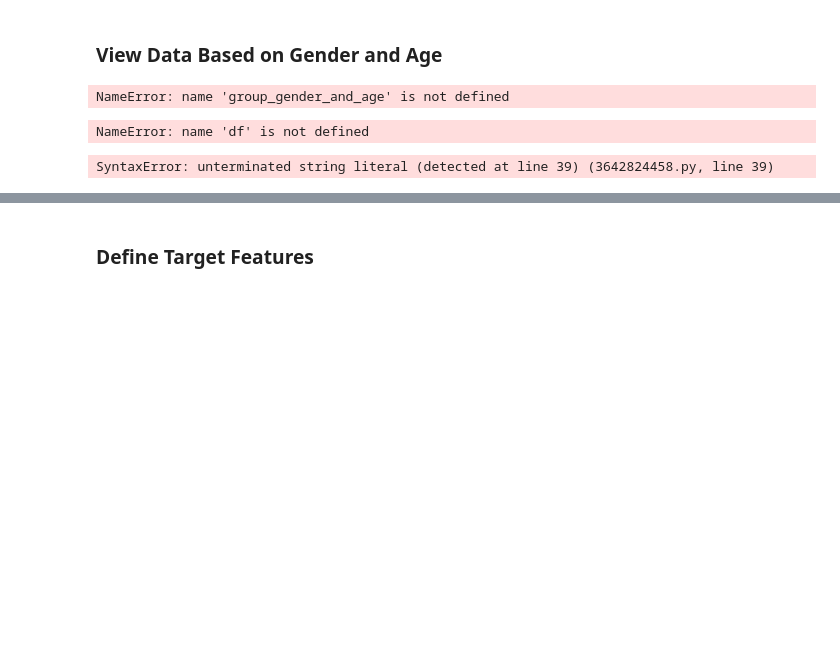
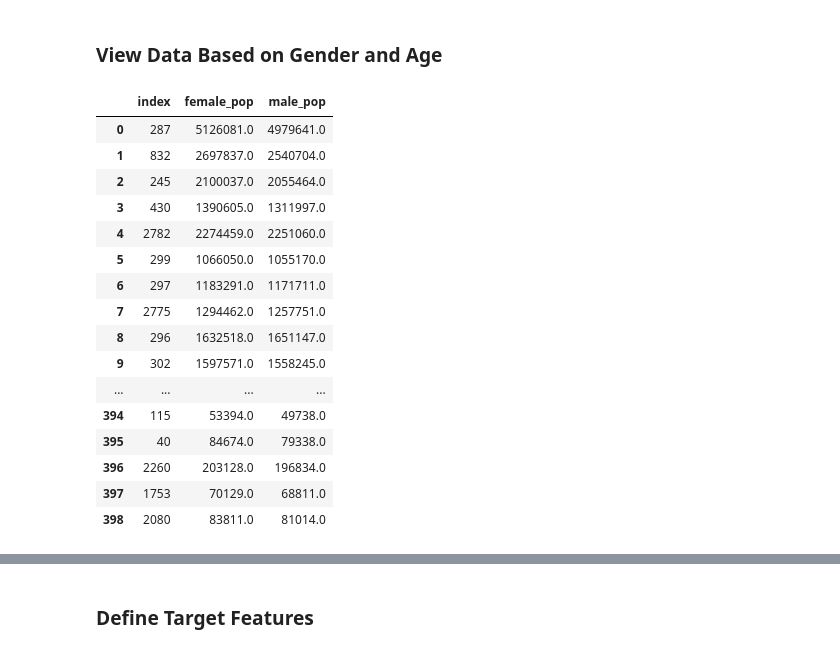
Before and after one commit to memote024/CS7324fall23, a Jupyter notebook: Lab3/Lab3_ExtendedLogisticalRegression (1).ipynb, the cells around one changed output, grey strips where cells are left out. Saved outputs shown, nothing was run; the diff lists cells and outputs as text; code cells hidden in the pictures; blank space fills up the shorter version.

```diff
--- a/Lab3/Lab3_ExtendedLogisticalRegression (1).ipynb
+++ b/Lab3/Lab3_ExtendedLogisticalRegression (1).ipynb
@@ -396,20 +399,31 @@ max         0.2
 Name: death_per_case, dtype: float64
 # %% [markdown]
 ### View Data Based on Gender and Age
-# %%
-group_gender_and_age()
-# %% [output]
-NameError: name 'group_gender_and_age' is not defined
 # %%
 def group_gender_counts():
-    gender_counts = df["gender"].value_counts().to_dict()
-    tmp_df = pd.DataFrame.from_dict(gender_counts, orient='index', columns=['count'])
-    tmp_df = tmp_df.rename({0: "Male", 1: "Female"})
-    display(HTML(tmp_df.to_html()))
+    gender_tmp = pd.DataFrame({"female_pop": cases["female_pop"], "male_pop": cases["male_pop"]})
+    gender_tmp = gender_tmp.reset_index()
+    display(HTML(gender_tmp.to_html()))
 
 group_gender_counts()
 # %% [output]
-NameError: name 'df' is not defined
+|  | index | female_pop | male_pop |
+| 0 | 287 | 5126081.0 | 4979641.0 |
+| 1 | 832 | 2697837.0 | 2540704.0 |
+| 2 | 245 | 2100037.0 | 2055464.0 |
+| 3 | 430 | 1390605.0 | 1311997.0 |
+| 4 | 2782 | 2274459.0 | 2251060.0 |
+| 5 | 299 | 1066050.0 | 1055170.0 |
+| 6 | 297 | 1183291.0 | 1171711.0 |
+| 7 | 2775 | 1294462.0 | 1257751.0 |
+| 8 | 296 | 1632518.0 | 1651147.0 |
+| 9 | 302 | 1597571.0 | 1558245.0 |
+| ... | ... | ... | ... |
+| 394 | 115 | 53394.0 | 49738.0 |
+| 395 | 40 | 84674.0 | 79338.0 |
+| 396 | 2260 | 203128.0 | 196834.0 |
+| 397 | 1753 | 70129.0 | 68811.0 |
+| 398 | 2080 | 83811.0 | 81014.0 |
 # %%
 def group_gender_and_age():
     print(cases.columns.tolist())
@@ -448,9 +462,3 @@ def group_gender_and_age():
         .round(1)
     )
     display(HTML(grouped.to_html()))
-
-    ['confirmed_cases', 'deaths_per_1000', 'median_age', 'median_income', 'total_population'] do not exist"
-
-    ['county_name', 'state', 'confirmed_cases', 'deaths', 'total_pop', 'median_income', 'median_age', 'cases_per_1000', 'deaths_per_1000', 'death_per_case']
-# %% [output]
-SyntaxError: unterminated string literal (detected at line 39) (3642824458.py, line 39)
```
Also changed, not shown: parts of 15 cells of this notebook.
